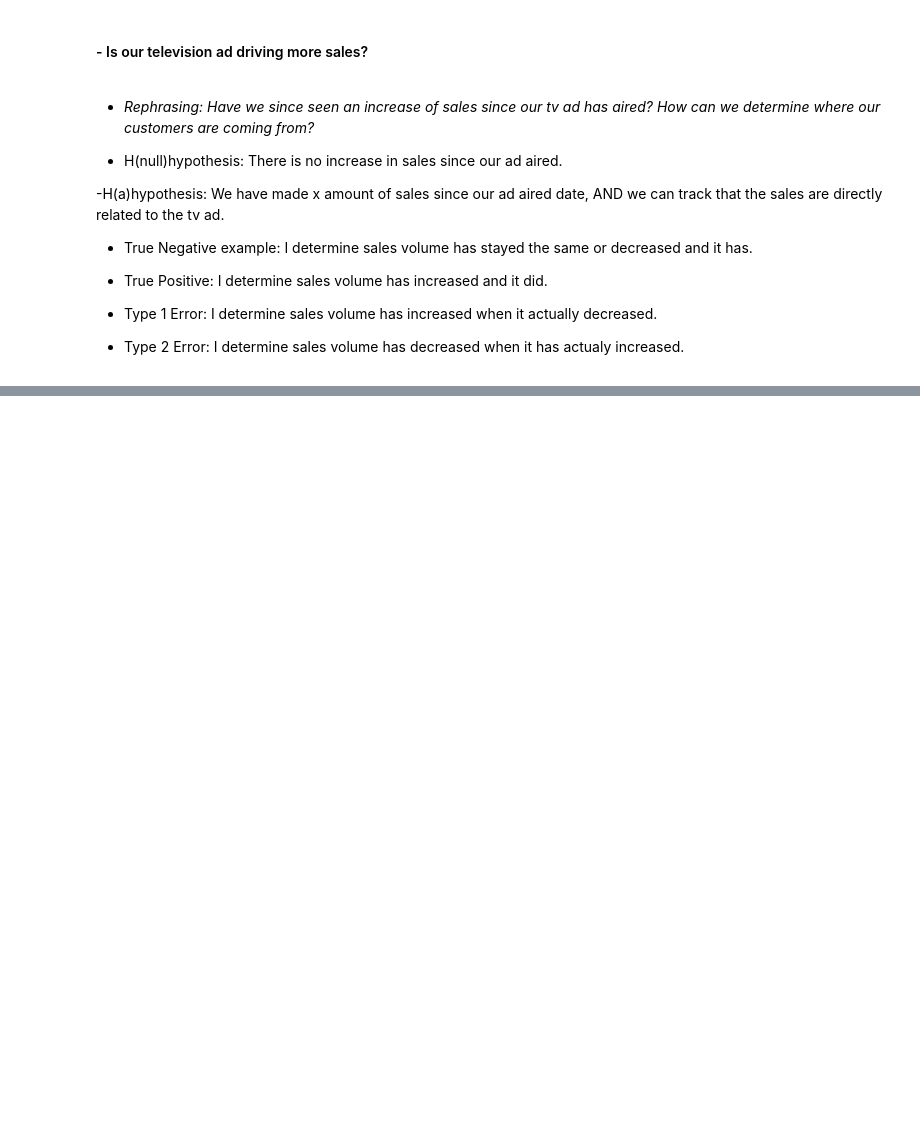
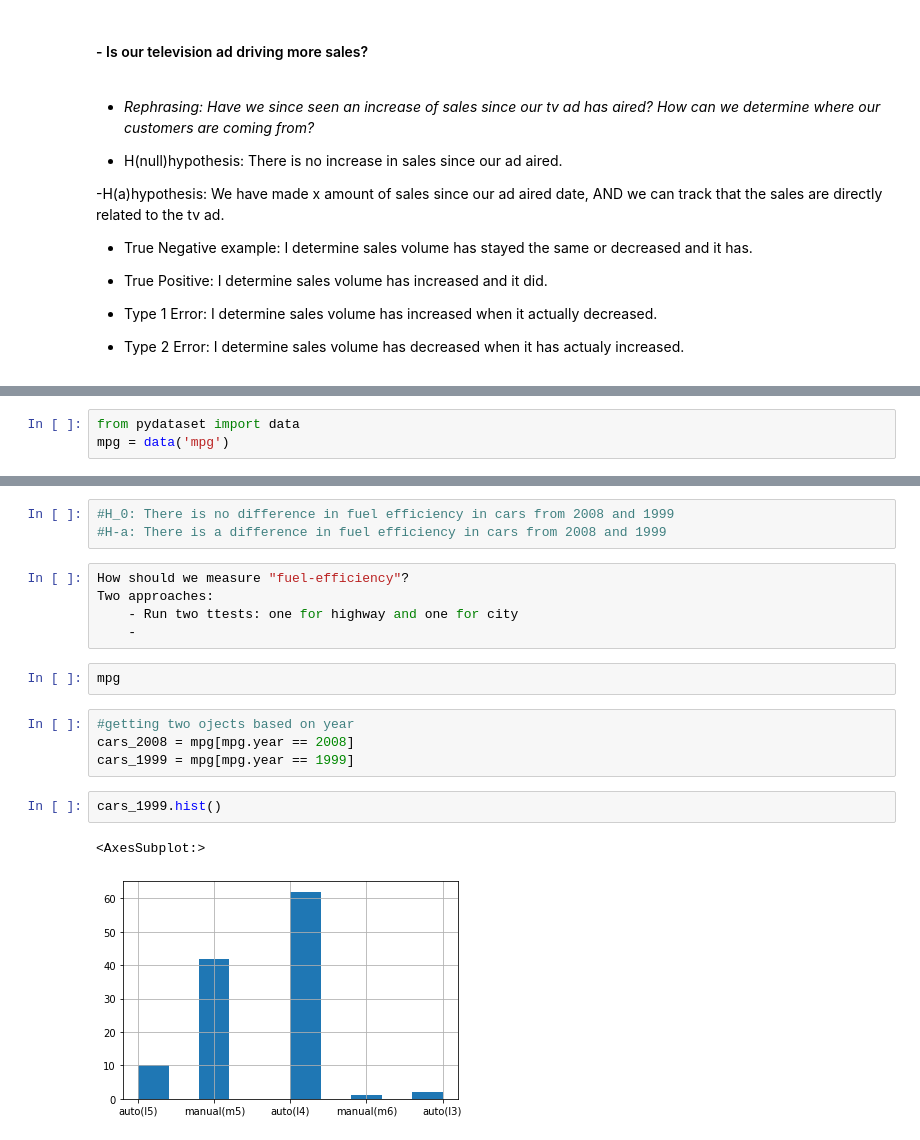
Before and after one commit to jeneyring/Stats, a Jupyter notebook: hypothesis_testing.ipynb, the cells around one changed output, grey strips where cells are left out. Saved outputs shown, nothing was run; the diff lists cells and outputs as text; blank space fills up the shorter version.

Commit message:
getting stuff

```diff
--- a/hypothesis_testing.ipynb
+++ b/hypothesis_testing.ipynb
@@ -58,0 +128,3 @@ We need to understand that as data scientists, we need to NOT claim "this has in
+# %%
+from pydataset import data
+mpg = data('mpg')
@@ -58,0 +147,19 @@ We need to understand that as data scientists, we need to NOT claim "this has in
+# %%
+#H_0: There is no difference in fuel efficiency in cars from 2008 and 1999
+#H-a: There is a difference in fuel efficiency in cars from 2008 and 1999
+# %%
+How should we measure "fuel-efficiency"?
+Two approaches:
+    - Run two ttests: one for highway and one for city
+    -
+# %%
+mpg
+# %%
+#getting two ojects based on year
+cars_2008 = mpg[mpg.year == 2008]
+cars_1999 = mpg[mpg.year == 1999]
+# %%
+cars_1999.hist()
+# %% [output]
+<AxesSubplot:>
+[figure, added]
```
Also changed, not shown: parts of 19 cells of this notebook, 1 other file.
